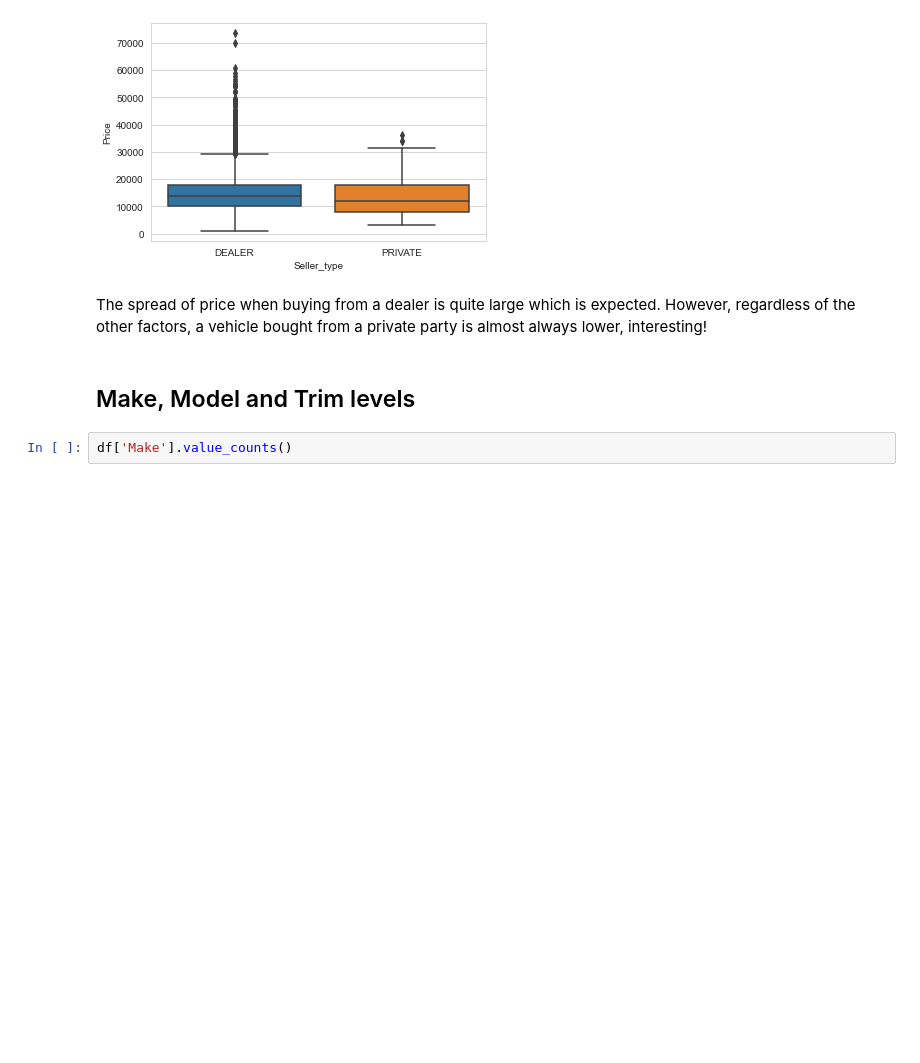
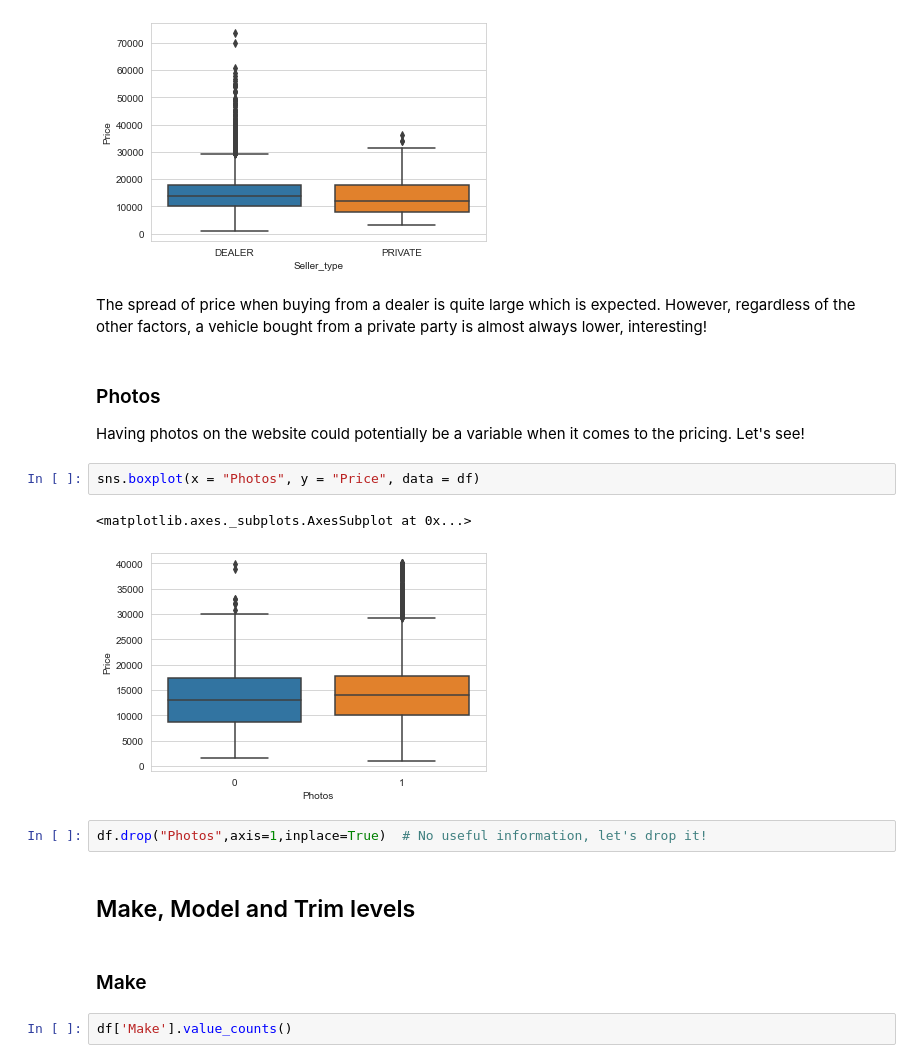
Before and after one commit to amolratnaparkhe/Car-listing-Project, a Jupyter notebook: Car-listing.ipynb, the cells around one changed output. Cells and saved outputs as stored; diff of their text form; blank space fills up the shorter version.

```diff
--- a/Car-listing.ipynb
+++ b/Car-listing.ipynb
@@ -420,8 +426,20 @@ sns.boxplot(x = "Seller_type",y = "Price", data = df)
 [figure]
 # %% [markdown]
 The spread of price when buying from a dealer is quite large which is expected. However, regardless of the other factors, a vehicle bought from a private party is almost always lower, interesting!
+# %% [markdown]
+### Photos
+Having photos on the website could potentially be a variable when it comes to the pricing. Let's see!
+# %%
+sns.boxplot(x = "Photos", y = "Price", data = df)
+# %% [output]
+<matplotlib.axes._subplots.AxesSubplot at 0x...>
+[figure, added]
+# %%
+df.drop("Photos",axis=1,inplace=True)  # No useful information, let's drop it!
 # %% [markdown]
 ## Make, Model and Trim levels
+# %% [markdown]
+### Make
 # %%
 df['Make'].value_counts()
 # %% [output]
```
Also changed, not shown: parts of 52 cells of this notebook.
